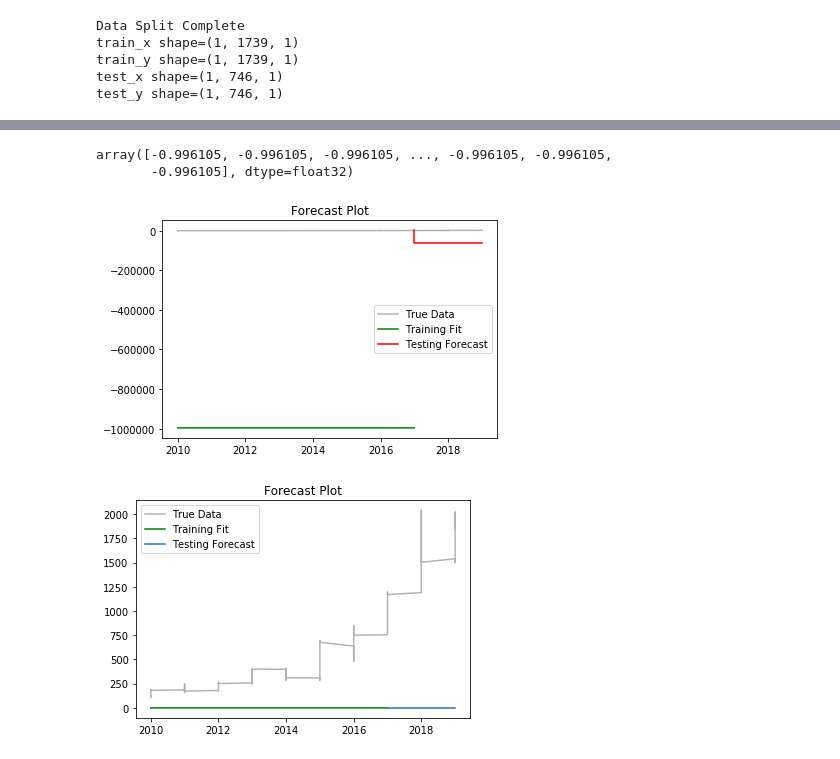
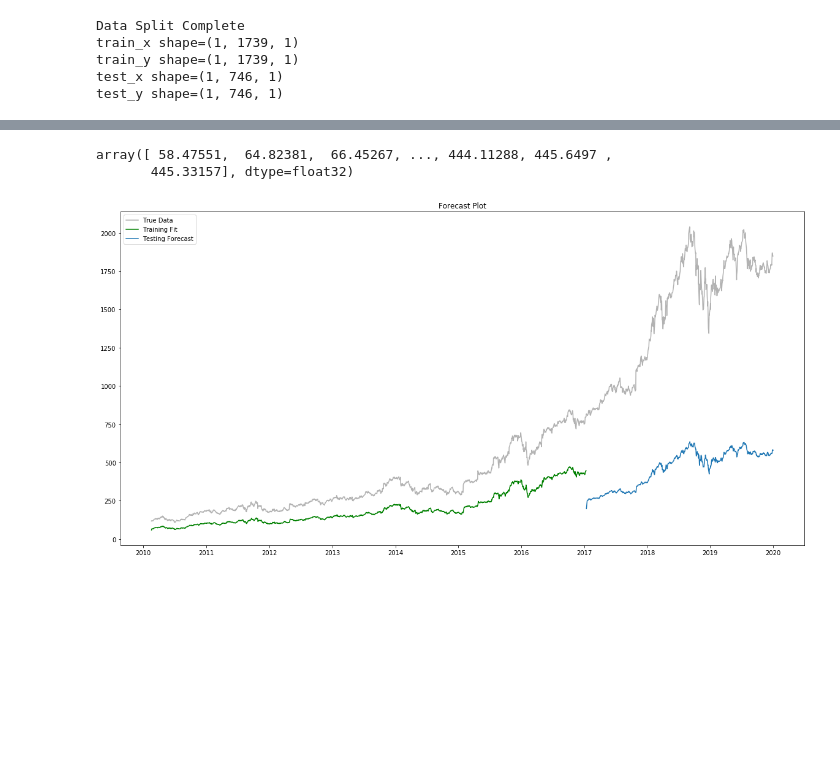
Before and after one commit to sfwtopoulos/stocks, a Jupyter notebook: Stocks_seq_1st.ipynb, the cells around one changed output, grey strips where cells are left out. Saved outputs shown, nothing was run; the diff lists cells and outputs as text; code cells hidden in the pictures; blank space fills up the shorter version.

```diff
--- a/Stocks_seq_1st.ipynb
+++ b/Stocks_seq_1st.ipynb
@@ -181,15 +179,23 @@ def get_seq_model(hidden_units=4,input_shape=(1,1),verbose=False):
     model = Sequential()
     # samples*timesteps*featuress
     # https://keras.io/getting-started/sequential-model-guide/
+    #relu_advanced=keras.activations.relu(x,)
+
     model.add(LSTM(input_shape=input_shape,
                    units = hidden_units,
+                   activation='relu',
                    return_sequences=True
     ))
 
     # readout layer. TimeDistributedDense uses the same weights for all
     # time steps.
+    # model.add(TimeDistributed(Dense(1)))
     model.add(TimeDistributed(Dense(1)))
+
     start = time.time()
+    #softsign
+    #model.add(activation='softsign')
+
 
     model.compile(loss="mse", optimizer="rmsprop")
 
@@ -269,7 +272,7 @@ None
 # train the model
 seq_lstm_model.fit(train_x, train_y,
                 #epochs=250, batch_size=1,
-                epochs=3, batch_size=1,
+                epochs=300, batch_size=1,
                 verbose=2)
 print("Model Fit Complete")
 # %% [output]
@@ -330,40 +366,26 @@ testPredict=testPredict.reshape(testPredict.shape[1])
 # %%
 trainPredict
 # %% [output]
-array([-0.996105, -0.996105, -0.996105, ..., -0.996105, -0.996105,
-       -0.996105], dtype=float32)
+array([ 58.47551,  64.82381,  66.45267, ..., 444.11288, 445.6497 ,
+       445.33157], dtype=float32)
 # %%
 # plot the true and forecasted values
 train_size = len(trainPredict)+1
-
-plt.plot(second_split.Date.dt.year,
+#second_split.Date.dt.year
+# plt.plot(second_split.index,
+#           second_split.Close.values,c='black',
+#           alpha=0.3,label='True Data')
+plt.plot(second_split.Date,
           second_split.Close.values,c='black',
           alpha=0.3,label='True Data')
-plt.plot(second_split.Date.dt.year[1:train_size],
-          trainPredict*1000000,label='Training Fit',c='g')
-plt.plot(second_split.Date.dt.year[train_size+1:],
-          testPredict[:test_x.shape[1]]*1000000,label='Testing Forecast',c='r')
+plt.plot(second_split.Date[1:train_size],
+          trainPredict,label='Training Fit',c='g')
+plt.plot(second_split.Date[train_size+1:],
+          testPredict[:test_x.shape[1]],label='Testing Forecast')
 plt.title('Forecast Plot')
 plt.legend()
 plt.show()
+plt.rcParams["figure.figsize"] = (20,10)
+plt.show()
 # %% [output]
-[figure, old version]
+[figure, new version]
-# %%
-# plot the true and forecasted values
-train_size = len(trainPredict)+1
-#second_split.Date.dt.year
-# plt.plot(second_split.index,
-#           second_split.Close.values,c='black',
-#           alpha=0.3,label='True Data')
-plt.plot(second_split.Date.dt.year,
-          second_split.Close.values,c='black',
-          alpha=0.3,label='True Data')
-plt.plot(second_split.Date.dt.year[1:train_size],
-          trainPredict,label='Training Fit',c='g')
-plt.plot(second_split.Date.dt.year[train_size+1:],
-          testPredict[:test_x.shape[1]],label='Testing Forecast')
-plt.title('Forecast Plot')
-plt.legend()
-plt.show()
-# %% [output]
-[figure, removed]
```
Also changed, not shown: parts of 11 cells of this notebook.
